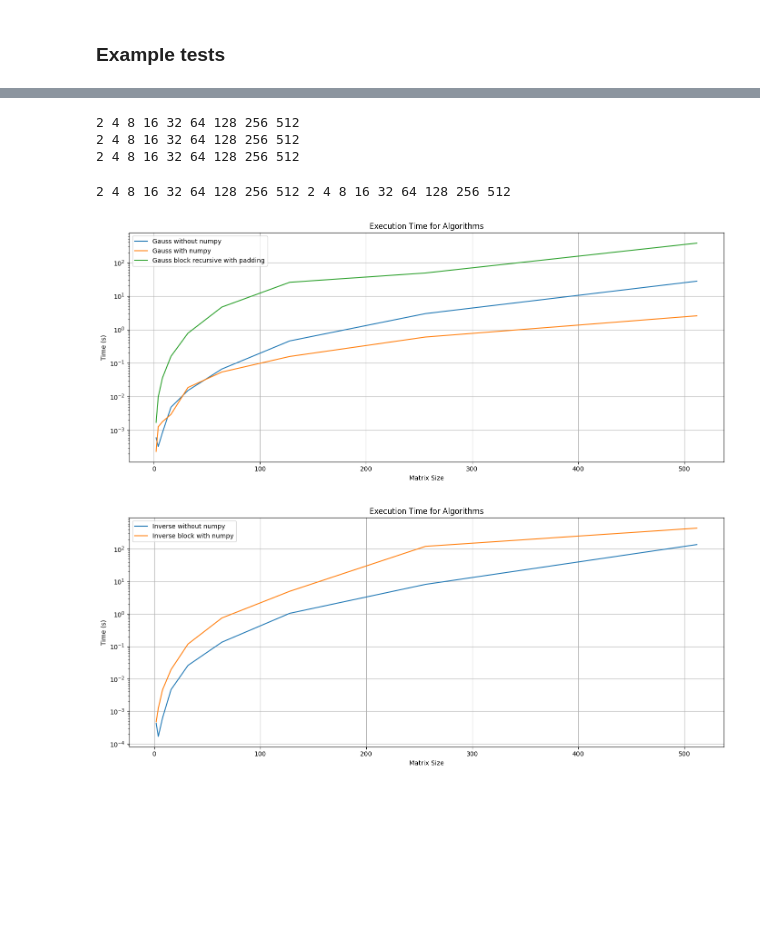
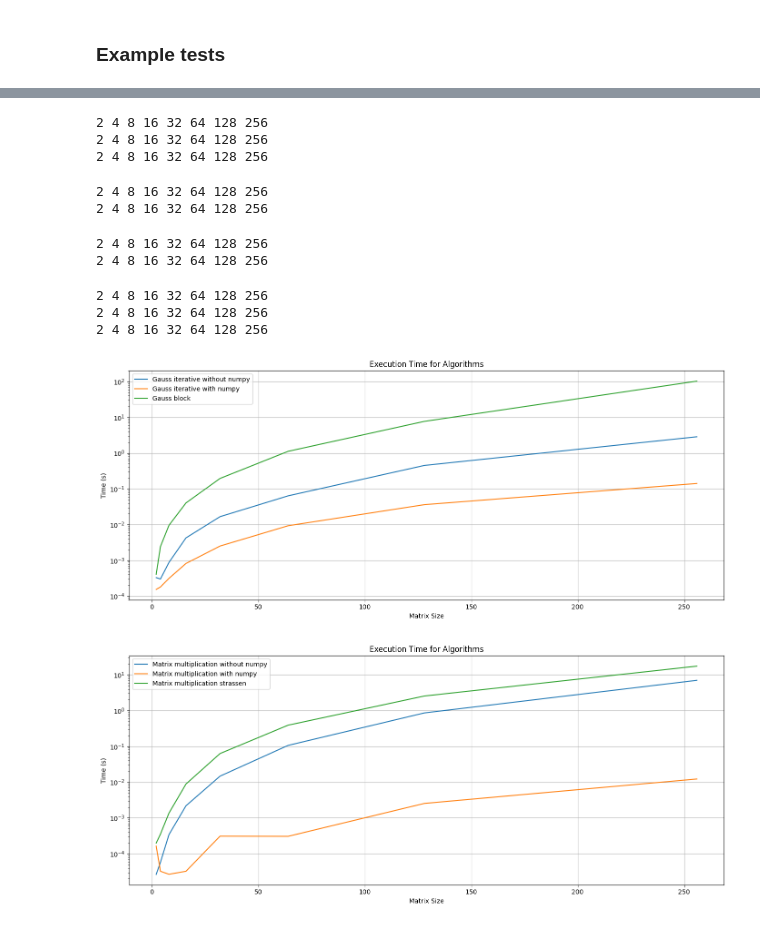
Before and after one commit to Jakub-Karczewski/matrix_algorithms, a Jupyter notebook: matrix_calculus_sem_8/lab2/lab2-iteracyjnie.ipynb, the cells around one changed output, grey strips where cells are left out. Cells and saved outputs as stored; diff of their text form; code cells hidden in the pictures; blank space fills up the shorter version.

Commit message:
Added another plot for comparing matrix multiplication methods

```diff
--- a/matrix_calculus_sem_8/lab2/lab2-iteracyjnie.ipynb
+++ b/matrix_calculus_sem_8/lab2/lab2-iteracyjnie.ipynb
@@ -685,6 +685,7 @@ class MatFunction(Enum):
     GAUSS = 1
     INV = 2
     LU = 3
+    MULT = 4
 
 def measure_times(sizes, func, func_type:MatFunction):
     T_times = []
@@ -700,8 +701,11 @@ def measure_times(sizes, func, func_type:MatFunction):
         if func_type == MatFunction.GAUSS:
             v = rng.random((n, 1))
             _ = func(A, b = v)
-        elif func_type == MatFunction.INV:
+        elif func_type in [MatFunction.LU, MatFunction.INV]:
             _ = func(A)
+        elif func_type == MatFunction.MULT:
+            B = rng.random((n, n))
+            _ = func(A, B)
 
         print(n, end = ' ')
         T_times.append(time.time() - start_time)
@@ -709,20 +713,38 @@ def measure_times(sizes, func, func_type:MatFunction):
 
     return T_times
 
-sizes = [2**i for i in range(1, 9 + 1)]
+sizes = [2**i for i in range(1, 8 + 1)]
 gauss_no_numpy_times = measure_times(sizes, gauss_elimination, MatFunction.GAUSS)
 print()
 gauss_numpy_times = measure_times(sizes, gauss_numpy, MatFunction.GAUSS)
 print()
 gauss_numpy_block_times = measure_times(sizes, Gauss_recursive, MatFunction.GAUSS)
 # %% [output]
-2 4 8 16 32 64 128 256 512
-2 4 8 16 32 64 128 256 512
-2 4 8 16 32 64 128 256 512
+2 4 8 16 32 64 128 256
+2 4 8 16 32 64 128 256
+2 4 8 16 32 64 128 256
 # %%
 inv_no_numpy_times = measure_times(sizes, inverse_matrix, MatFunction.INV)
 print()
 inv_numpy_block_times = measure_times(sizes, inverse_recursive, MatFunction.INV)
 # %% [output]
-2 4 8 16 32 64 128 256 512 2 4 8 16 32 64 128 256 512
+2 4 8 16 32 64 128 256
+2 4 8 16 32 64 128 256
+# %%
+lu_numpy_times = measure_times(sizes, lu_factorization, MatFunction.LU)
+print()
+lu_block_times = measure_times(sizes, LU_factor, MatFunction.LU)
+# %% [output]
+2 4 8 16 32 64 128 256
+2 4 8 16 32 64 128 256
+# %%
+mult_numpy_times = measure_times(sizes, lambda x, y : np.dot(x, y), MatFunction.MULT)
+print()
+mult_no_numpy_times = measure_times(sizes, matrix_naive, MatFunction.MULT)
+print()
+mult_block_times = measure_times(sizes, strassen_alg, MatFunction.MULT)
+# %% [output]
+2 4 8 16 32 64 128 256
+2 4 8 16 32 64 128 256
+2 4 8 16 32 64 128 256
 # %%
@@ -744,10 +767,10 @@ def plot_times_all(sizes, times_list, algorithm_names, log_scale = True):
     plt.tight_layout()
     plt.show()
 # %%
-plot_times_all(sizes, [gauss_no_numpy_times, gauss_numpy_times, gauss_numpy_block_times], ["Gauss without numpy", "Gauss with numpy", "Gauss block recursive with padding"])
+plot_times_all(sizes, [gauss_no_numpy_times, gauss_numpy_times, gauss_numpy_block_times], ["Gauss iterative without numpy", "Gauss iterative with numpy", "Gauss block"])
 # %% [output]
-[figure, old version]
+[figure, new version]
 # %%
-plot_times_all(sizes, [inv_no_numpy_times, inv_numpy_block_times], ["Inverse without numpy", "Inverse block with numpy"])
+plot_times_all(sizes, [mult_no_numpy_times, mult_numpy_times, mult_block_times], ["Matrix multiplication without numpy", "Matrix multiplication with numpy", "Matrix multiplication strassen"])
 # %% [output]
-[figure, old version]
+[figure, new version]
```
Also changed, not shown: parts of 5 cells of this notebook.
